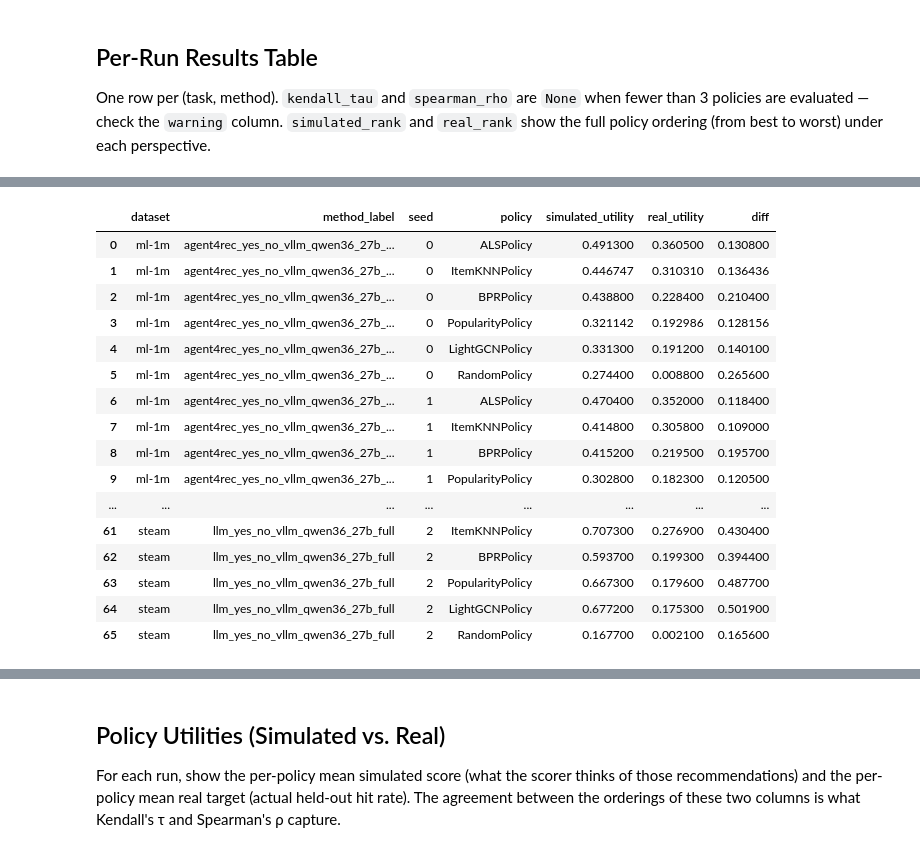
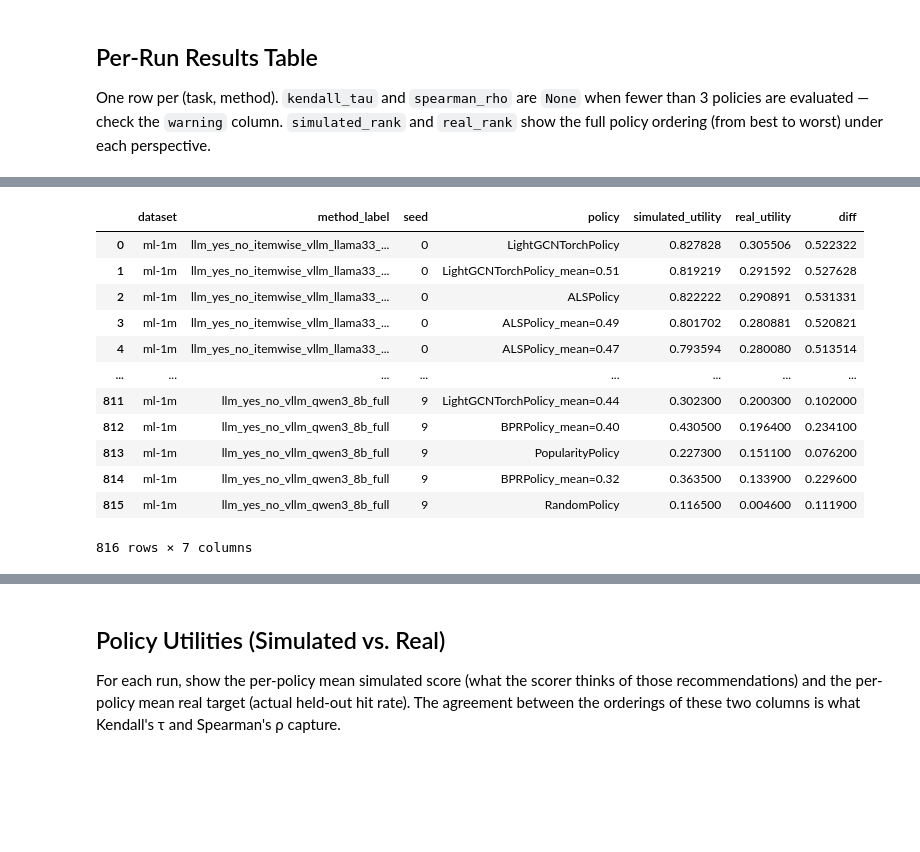
Before and after one commit to agafonovartem/beyond-click-sim, a Jupyter notebook: notebooks/policy_ranking_agreement.ipynb, the cells around one changed output, grey strips where cells are left out. Cells and saved outputs as stored; diff of their text form; code cells hidden in the pictures; blank space fills up the shorter version.

```diff
--- a/notebooks/policy_ranking_agreement.ipynb
+++ b/notebooks/policy_ranking_agreement.ipynb
@@ -41,7 +41,8 @@ def find_repo_root(start: Path | None = None) -> Path:
 
 
 REPO_ROOT = find_repo_root()
-RESULTS_ROOT = REPO_ROOT / "outputs" / "in_distribution" / "policy_ranking_agreement"
+# RESULTS_ROOT = REPO_ROOT / "outputs" / "in_distribution" / "policy_ranking_agreement"
+RESULTS_ROOT = REPO_ROOT / "outputs" / "in_distribution" / "policy_ranking_agreement_preference/"
 
 METHODS = {
     "popularity_scorer": "Popularity scorer",
@@ -50,6 +51,7 @@ DATASET_LABELS = {"ml-1m": "ML-1M", "steam": "Steam"}
 
 TASK_RE = re.compile(
     r"^(?P<dataset>ml-1m|steam)_policy_ranking"
+    r"(?:_(?P<target>preference))?"
     r"(?:_eval_users(?P<eval_users>\d+))?"
     r"_seed(?P<seed>\d+)$"
 )
@@ -125,6 +134,7 @@ def collect_runs() -> pd.DataFrame:
         task = str(metrics.get("task", ""))
         task_info = parse_task_name(task)
         test_block = as_dict(metrics.get("test"))
+        policy_coverage = as_dict(metrics.get("policy_coverage"))
         manifest = read_json(manifest_path) if manifest_path.exists() else {}
         task_manifest = as_dict(as_dict(manifest.get("task")).get("manifest"))
         policies_manifest = as_list(task_manifest.get("policies"))
@@ -137,6 +147,7 @@ def collect_runs() -> pd.DataFrame:
             "method": method,
             "method_label": METHODS.get(method, method),
             "dataset": task_info["dataset"],
+            "target": task_info["target"],
             "eval_users": task_info["eval_users"],
             "seed": task_info["seed"],
             "n_policies": test_block.get("n_policies"),
@@ -150,6 +161,11 @@ def collect_runs() -> pd.DataFrame:
             "real_utilities": as_dict(test_block.get("real_utilities")),
             "warning": test_block.get("warning"),
             "utility_aggregation": metrics.get("utility_aggregation"),
+            # Present on preference-protocol runs; absent on older interaction artifacts.
+            "policy_coverage": policy_coverage or None,
+            "policy_coverage_common_users": policy_coverage.get("common_users"),
+            "policy_coverage_common_rows": policy_coverage.get("common_rows"),
+            "policy_coverage_per_policy": as_dict(policy_coverage.get("per_policy")) or None,
             "policy_names_manifest": policy_names_manifest,
             "has_predictions": predictions_path.exists(),
             "train_rows": as_dict(task_manifest.get("rows")).get("train"),
@@ -166,7 +182,7 @@ def collect_runs() -> pd.DataFrame:
 
     return (
         pd.DataFrame(rows)
-        .sort_values(["dataset", "method", "seed", "timestamp"])
+        .sort_values(["dataset", "target", "method", "seed", "timestamp"])
         .reset_index(drop=True)
     )
 
@@ -176,5 +192,5 @@ if all_runs.empty:
     print("No runs found — remaining cells will produce empty output.")
 else:
     print(f"Total runs collected: {len(all_runs)}")
-    display(all_runs[["dataset", "method", "seed", "timestamp", "run"]].head(20))
+    display(all_runs[["dataset", "target", "method", "seed", "timestamp", "run"]].head(20))
 # %% [output]
@@ -199,7 +220,7 @@ if not all_runs.empty:
         .sort_values(["task", "method", "timestamp", "run"])
         .groupby(["task", "method"], as_index=False, dropna=False)
         .tail(1)
-        .sort_values(["dataset", "method", "seed"])
+        .sort_values(["dataset", "target", "method", "seed"])
         .reset_index(drop=True)
     )
 else:
@@ -258,0 +309,2 @@ latest_runs["real_rank"][0]
+# %%
+latest_runs = latest_runs[latest_runs["method_label"].apply(lambda x: x not in ["llm_yes_no_itemwise_vllm_qwen36_27b_full", "llm_yes_no_vllm_qwen36_27b_full", "Popularity scorer"])]
@@ -259,43 +322,60 @@ latest_runs["real_rank"][0]
 # %%
+# methods_df = pd.DataFrame({
+#     "policy": [
+#         'ALSPolicy',
+#         'ItemKNNPolicy',
+#         "BPRPolicy",
+#         "PopularityPolicy",
+#         # "LightGCNPolicy",
+#         "LightGCNTorchPolicy",
+#         "RandomPolicy",
+#     ]
+# })
 methods_df = pd.DataFrame({
     "policy": [
+        'LightGCNTorchPolicy',
+        'LightGCNTorchPolicy_mean=0.51',
         'ALSPolicy',
+        'ALSPolicy_mean=0.49',
+        'ALSPolicy_mean=0.47',
+        'LightGCNTorchPolicy_mean=0.49',
+        'LightGCNTorchPolicy_mean=0.47',
         'ItemKNNPolicy',
-        "BPRPolicy",
-        "PopularityPolicy",
-        "LightGCNPolicy",
-        "RandomPolicy",
+        'BPRPolicy',
+        'ItemKNNPolicy_mean=0.45',
+        'ItemKNNPolicy_mean=0.44',
+        'LightGCNTorchPolicy_mean=0.44',
+        'BPRPolicy_mean=0.40',
+        'PopularityPolicy',
+        'BPRPolicy_mean=0.32',
+        'RandomPolicy'
     ]
 })
 
 policy_metrics_cols = [
     "dataset", "method_label", "seed",
     "simulated_utilities", "real_utilities",
     # "simulated_rank", "real_rank",
 ]
 scores_df = latest_runs[policy_metrics_cols].assign(key=1).merge(methods_df.assign(key=1), on="key").drop("key", axis=1)
 scores_df["simulated_utility"] = scores_df.apply(lambda x: x["simulated_utilities"][x["policy"]], axis=1)
 scores_df["real_utility"] = scores_df.apply(lambda x: x["real_utilities"][x["policy"]], axis=1)
 scores_df = scores_df.drop(columns=["simulated_utilities", "real_utilities"])
 scores_df["diff"] = scores_df["simulated_utility"] - scores_df["real_utility"]
 scores_df
 # %% [output]
 |  | dataset | method_label | seed | policy | simulated_utility | real_utility | diff |
-| 0 | ml-1m | agent4rec_yes_no_vllm_qwen36_27b_... | 0 | ALSPolicy | 0.491300 | 0.360500 | 0.130800 |
-| 1 | ml-1m | agent4rec_yes_no_vllm_qwen36_27b_... | 0 | ItemKNNPolicy | 0.446747 | 0.310310 | 0.136436 |
-| 2 | ml-1m | agent4rec_yes_no_vllm_qwen36_27b_... | 0 | BPRPolicy | 0.438800 | 0.228400 | 0.210400 |
-| 3 | ml-1m | agent4rec_yes_no_vllm_qwen36_27b_... | 0 | PopularityPolicy | 0.321142 | 0.192986 | 0.128156 |
-| 4 | ml-1m | agent4rec_yes_no_vllm_qwen36_27b_... | 0 | LightGCNPolicy | 0.331300 | 0.191200 | 0.140100 |
-| 5 | ml-1m | agent4rec_yes_no_vllm_qwen36_27b_... | 0 | RandomPolicy | 0.274400 | 0.008800 | 0.265600 |
-| 6 | ml-1m | agent4rec_yes_no_vllm_qwen36_27b_... | 1 | ALSPolicy | 0.470400 | 0.352000 | 0.118400 |
-| 7 | ml-1m | agent4rec_yes_no_vllm_qwen36_27b_... | 1 | ItemKNNPolicy | 0.414800 | 0.305800 | 0.109000 |
-| 8 | ml-1m | agent4rec_yes_no_vllm_qwen36_27b_... | 1 | BPRPolicy | 0.415200 | 0.219500 | 0.195700 |
-| 9 | ml-1m | agent4rec_yes_no_vllm_qwen36_27b_... | 1 | PopularityPolicy | 0.302800 | 0.182300 | 0.120500 |
+| 0 | ml-1m | llm_yes_no_itemwise_vllm_llama33_... | 0 | LightGCNTorchPolicy | 0.827828 | 0.305506 | 0.522322 |
+| 1 | ml-1m | llm_yes_no_itemwise_vllm_llama33_... | 0 | LightGCNTorchPolicy_mean=0.51 | 0.819219 | 0.291592 | 0.527628 |
+| 2 | ml-1m | llm_yes_no_itemwise_vllm_llama33_... | 0 | ALSPolicy | 0.822222 | 0.290891 | 0.531331 |
+| 3 | ml-1m | llm_yes_no_itemwise_vllm_llama33_... | 0 | ALSPolicy_mean=0.49 | 0.801702 | 0.280881 | 0.520821 |
+| 4 | ml-1m | llm_yes_no_itemwise_vllm_llama33_... | 0 | ALSPolicy_mean=0.47 | 0.793594 | 0.280080 | 0.513514 |
 | ... | ... | ... | ... | ... | ... | ... | ... |
-| 61 | steam | llm_yes_no_vllm_qwen36_27b_full | 2 | ItemKNNPolicy | 0.707300 | 0.276900 | 0.430400 |
-| 62 | steam | llm_yes_no_vllm_qwen36_27b_full | 2 | BPRPolicy | 0.593700 | 0.199300 | 0.394400 |
-| 63 | steam | llm_yes_no_vllm_qwen36_27b_full | 2 | PopularityPolicy | 0.667300 | 0.179600 | 0.487700 |
-| 64 | steam | llm_yes_no_vllm_qwen36_27b_full | 2 | LightGCNPolicy | 0.677200 | 0.175300 | 0.501900 |
-| 65 | steam | llm_yes_no_vllm_qwen36_27b_full | 2 | RandomPolicy | 0.167700 | 0.002100 | 0.165600 |
+| 811 | ml-1m | llm_yes_no_vllm_qwen3_8b_full | 9 | LightGCNTorchPolicy_mean=0.44 | 0.302300 | 0.200300 | 0.102000 |
+| 812 | ml-1m | llm_yes_no_vllm_qwen3_8b_full | 9 | BPRPolicy_mean=0.40 | 0.430500 | 0.196400 | 0.234100 |
+| 813 | ml-1m | llm_yes_no_vllm_qwen3_8b_full | 9 | PopularityPolicy | 0.227300 | 0.151100 | 0.076200 |
+| 814 | ml-1m | llm_yes_no_vllm_qwen3_8b_full | 9 | BPRPolicy_mean=0.32 | 0.363500 | 0.133900 | 0.229600 |
+| 815 | ml-1m | llm_yes_no_vllm_qwen3_8b_full | 9 | RandomPolicy | 0.116500 | 0.004600 | 0.111900 |
+816 rows × 7 columns
 # %%
 import plotly.express as px
```
Also changed, not shown: parts of 17 cells of this notebook, 15 other files.
